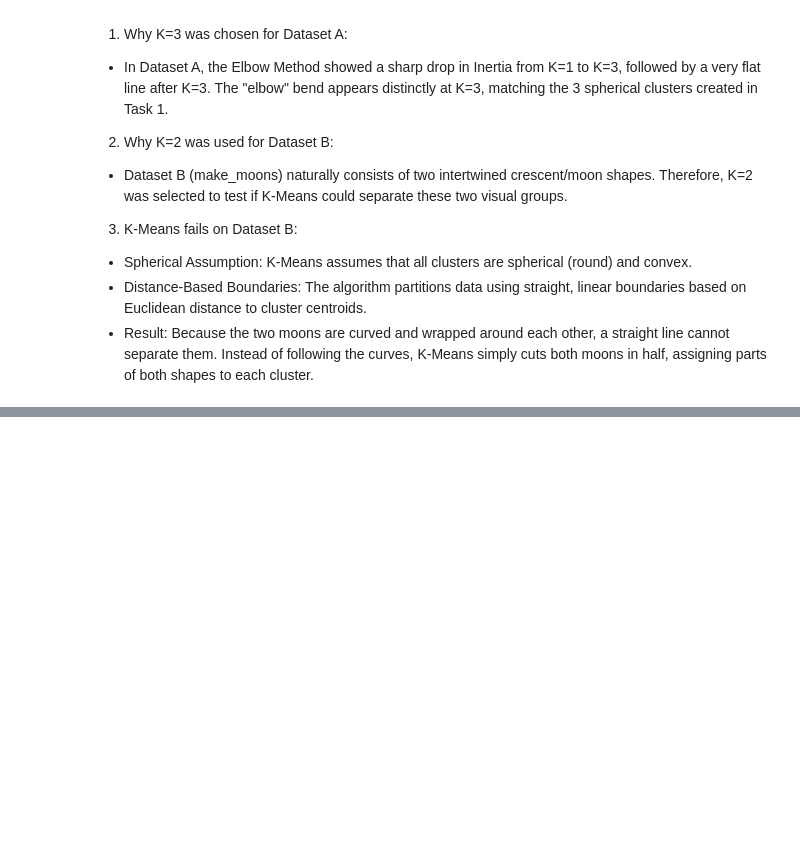
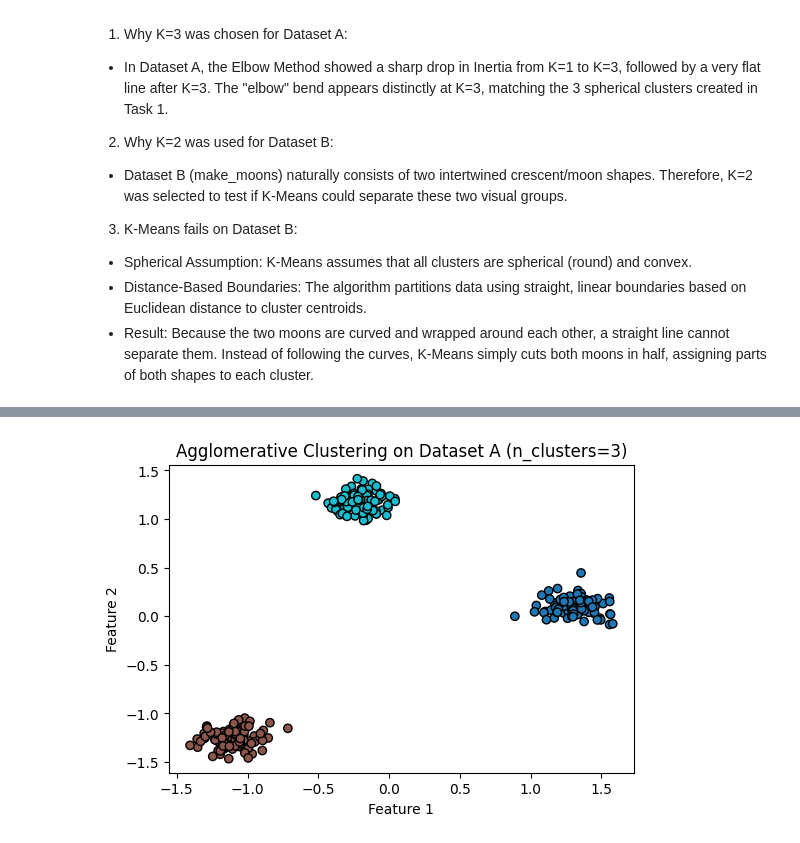
Before and after one commit to dinabakhtiari/dhbw_datascience, a Jupyter notebook: Practice5/ClusteringLAB.ipynb, the cells around one changed output, grey strips where cells are left out. Cells and saved outputs as stored; diff of their text form; code cells hidden in the pictures; blank space fills up the shorter version.

```diff
--- a/Practice5/ClusteringLAB.ipynb
+++ b/Practice5/ClusteringLAB.ipynb
@@ -94,0 +129,19 @@ plt.show()
+# %%
+# Fit AgglomerativeClustering and Plot Clusters
+
+from sklearn.cluster import AgglomerativeClustering
+import matplotlib.pyplot as plt
+
+# 1. Fit AgglomerativeClustering with 3 clusters and Ward linkage on Dataset A
+agg_model = AgglomerativeClustering(n_clusters=3, metric='euclidean', linkage='ward')
+agg_labels = agg_model.fit_predict(X_a_scaled)
+
+# 2. Plot the resulting clusters
+plt.figure(figsize=(6, 4))
+plt.scatter(X_a_scaled[:, 0], X_a_scaled[:, 1], c=agg_labels, cmap='tab10', edgecolors='k')
+plt.title("Agglomerative Clustering on Dataset A (n_clusters=3)")
+plt.xlabel("Feature 1")
+plt.ylabel("Feature 2")
+plt.show()
+# %% [output]
+[figure, added]
```
Also changed, not shown: parts of 6 cells of this notebook, 1 other file.
